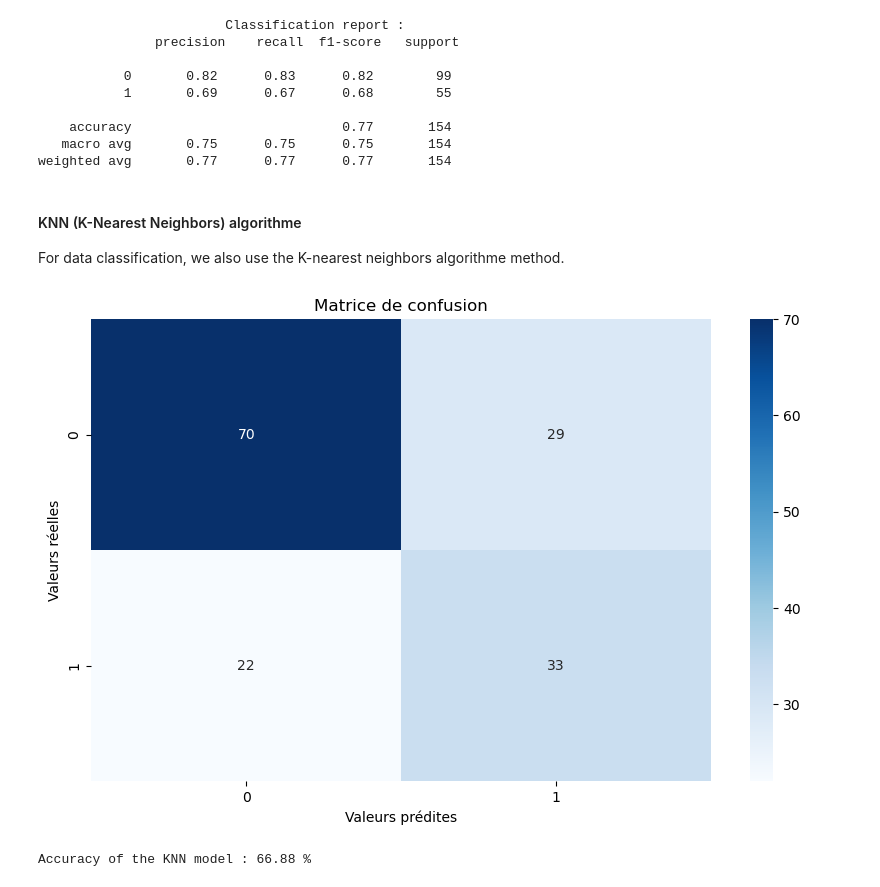
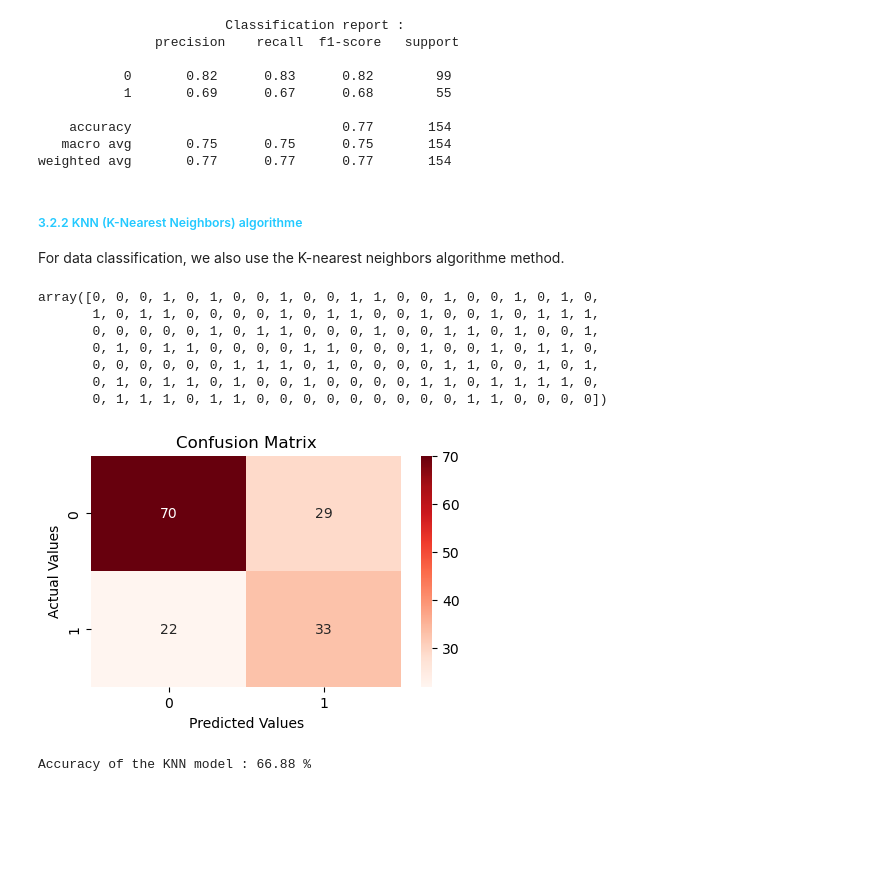
Before and after one commit to hmoustaphaousmane/MeriSKILL, a Jupyter notebook: diabetes-prediction/diabetes.ipynb, the cells around one changed output. Drawn from its saved outputs; the diff is of its cells as text; code cells hidden in the pictures; blank space fills up the shorter version.

Commit message:
Use more classification algorithms and compare the accuracy scores.

```diff
--- a/diabetes-prediction/diabetes.ipynb
+++ b/diabetes-prediction/diabetes.ipynb
@@ -247,23 +269,32 @@ print ("\t\t\tClassification report :\n", classification_report (Y_test, Y_pred)
    macro avg       0.75      0.75      0.75       154
 weighted avg       0.77      0.77      0.77       154
 # %% [markdown]
-#### KNN (K-Nearest Neighbors) algorithme
+##### <font color="#23C9FF">3.2.2 KNN (K-Nearest Neighbors) algorithme</font>
 For data classification, we also use the K-nearest neighbors algorithme method.
 # %%
 knn_model = KNeighborsClassifier ()
 knn_model.fit (X_train, Y_train)
 
 knn_y_pred = knn_model.predict (X_test)
+knn_y_pred
+# %% [output]
+array([0, 0, 0, 1, 0, 1, 0, 0, 1, 0, 0, 1, 1, 0, 0, 1, 0, 0, 1, 0, 1, 0,
+       1, 0, 1, 1, 0, 0, 0, 0, 1, 0, 1, 1, 0, 0, 1, 0, 0, 1, 0, 1, 1, 1,
+       0, 0, 0, 0, 0, 1, 0, 1, 1, 0, 0, 0, 1, 0, 0, 1, 1, 0, 1, 0, 0, 1,
+       0, 1, 0, 1, 1, 0, 0, 0, 0, 1, 1, 0, 0, 0, 1, 0, 0, 1, 0, 1, 1, 0,
+       0, 0, 0, 0, 0, 0, 1, 1, 1, 0, 1, 0, 0, 0, 0, 1, 1, 0, 0, 1, 0, 1,
+       0, 1, 0, 1, 1, 0, 1, 0, 0, 1, 0, 0, 0, 0, 1, 1, 0, 1, 1, 1, 1, 0,
+       0, 1, 1, 1, 0, 1, 1, 0, 0, 0, 0, 0, 0, 0, 0, 0, 1, 1, 0, 0, 0, 0])
 # %%
-cf_matrix = confusion_matrix (Y_test, Y_pred)
-plt.figure (figsize = (10, 6))
+cf_matrix = confusion_matrix (Y_test, knn_y_pred)
+plt.figure (figsize = (5, 3))
 plt.title ("Confusion Matrix")
-sns.heatmap (cf_matrix, annot = True, cmap = 'Blues', fmt = 'd')
+sns.heatmap (cf_matrix, annot = True, cmap = 'Reds', fmt = 'd')
 plt.ylabel ("Actual Values")
 plt.xlabel ("Predicted Values")
 plt.show ()
 # %% [output]
-[figure, old version]
+[figure, new version]
 # %%
 knn_accuracy = accuracy_score (Y_test, knn_y_pred) * 100
 print ("Accuracy of the KNN model :", round (knn_accuracy, 2), '%')
```
Also changed, not shown: parts of 42 cells of this notebook, 2 other files.
